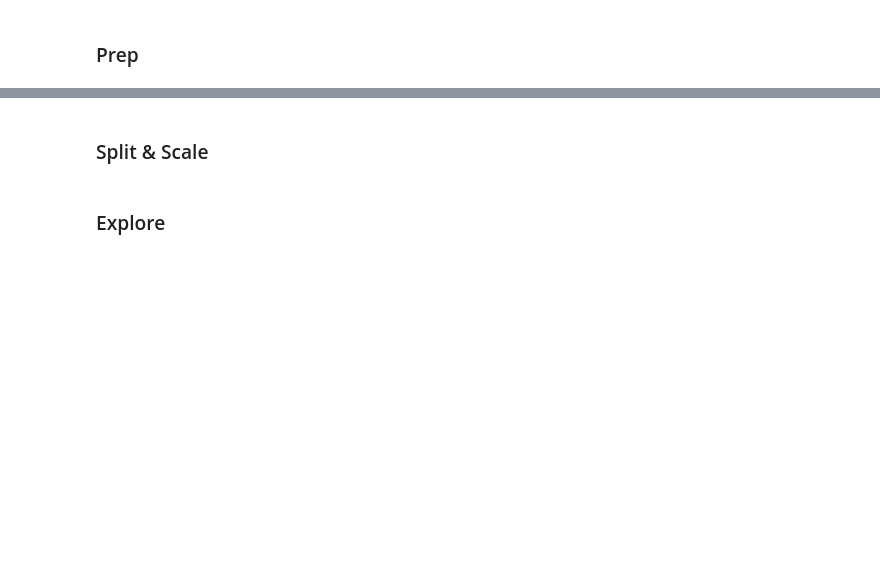
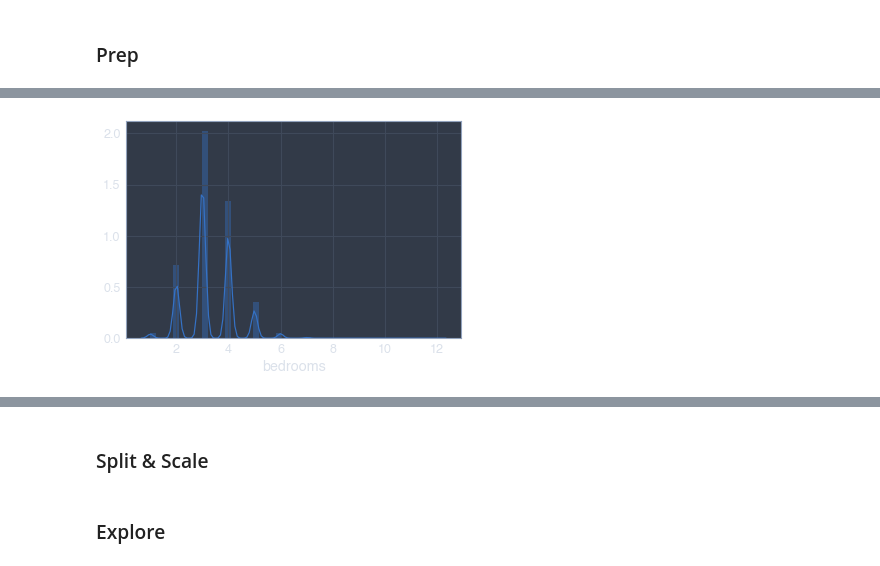
Before and after one commit to misty-garcia/zillow-project, a Jupyter notebook: the_pipeline.ipynb, the cells around one changed output, grey strips where cells are left out. Drawn from its saved outputs; the diff is of its cells as text; code cells hidden in the pictures; blank space fills up the shorter version.

```diff
--- a/the_pipeline.ipynb
+++ b/the_pipeline.ipynb
@@ -77,0 +123,5 @@ df = df.astype({"counties": "category", "garage": "category"})
+# %%
+sns.distplot(df.bedrooms)
+plt.show()
+# %% [output]
+[figure, added]
```
Also changed, not shown: parts of 62 cells of this notebook.
